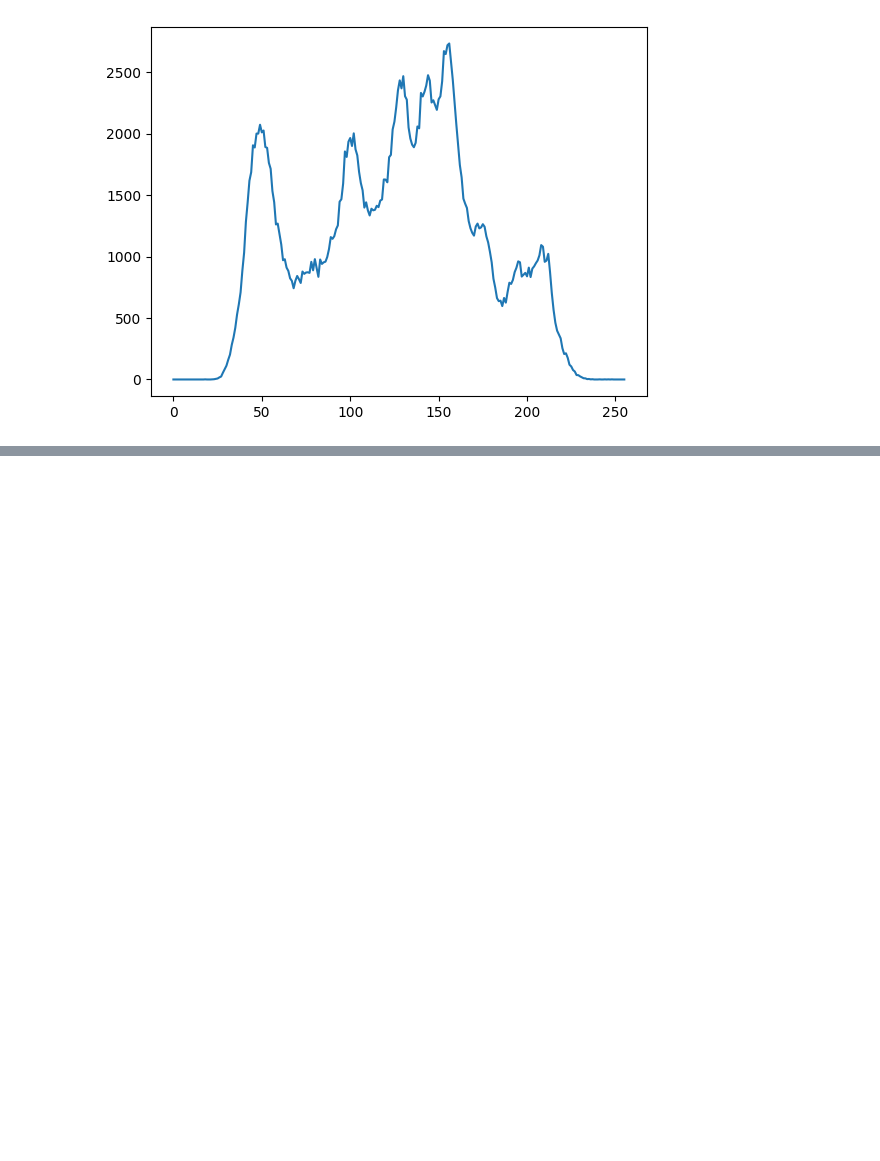
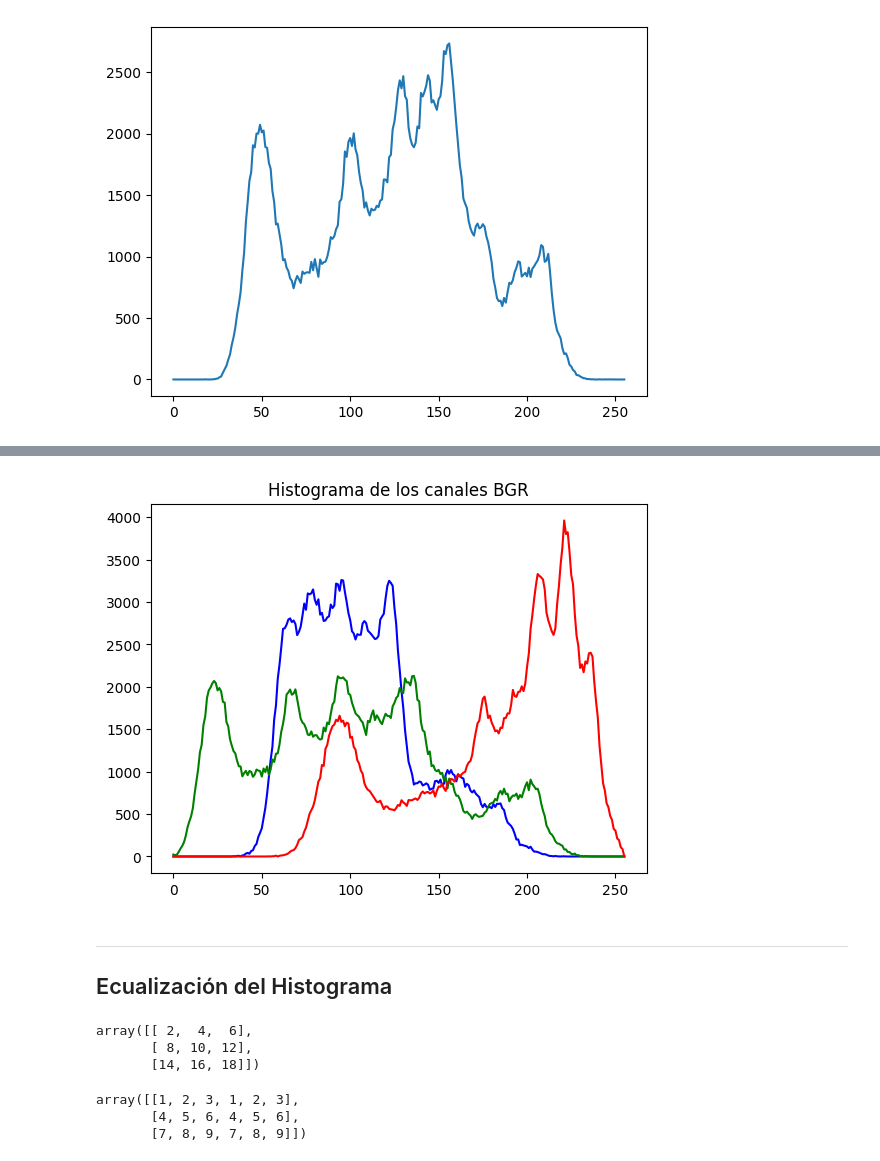
Before and after one commit to mikecr96/PDI-Ago-Dic25-GpoA, a Jupyter notebook: Semana V/histogram.ipynb, the cells around one changed output, grey strips where cells are left out. Cells and saved outputs as stored; diff of their text form; code cells hidden in the pictures; blank space fills up the shorter version.

```diff
--- a/Semana V/histogram.ipynb
+++ b/Semana V/histogram.ipynb
@@ -31,0 +105,8 @@ plt.show()
+# %%
+for n, i in enumerate(colores):
+    histograma = cv.calcHist([lena_bgr], [n], None, [256], [0, 255])
+    plt.plot(histograma, i)
+    plt.title(f"Histograma de los canales BGR")
+plt.show()
+# %% [output]
+[figure, added]
@@ -31,0 +115,3 @@ plt.show()
+# %% [markdown]
+---
+## Ecualización del Histograma
@@ -31,0 +122,12 @@ plt.show()
+# %%
+tmp + tmp
+# %% [output]
+array([[ 2,  4,  6],
+       [ 8, 10, 12],
+       [14, 16, 18]])
+# %%
+np.hstack((tmp, tmp))
+# %% [output]
+array([[1, 2, 3, 1, 2, 3],
+       [4, 5, 6, 4, 5, 6],
+       [7, 8, 9, 7, 8, 9]])
```
Also changed, not shown: parts of 18 cells of this notebook.
